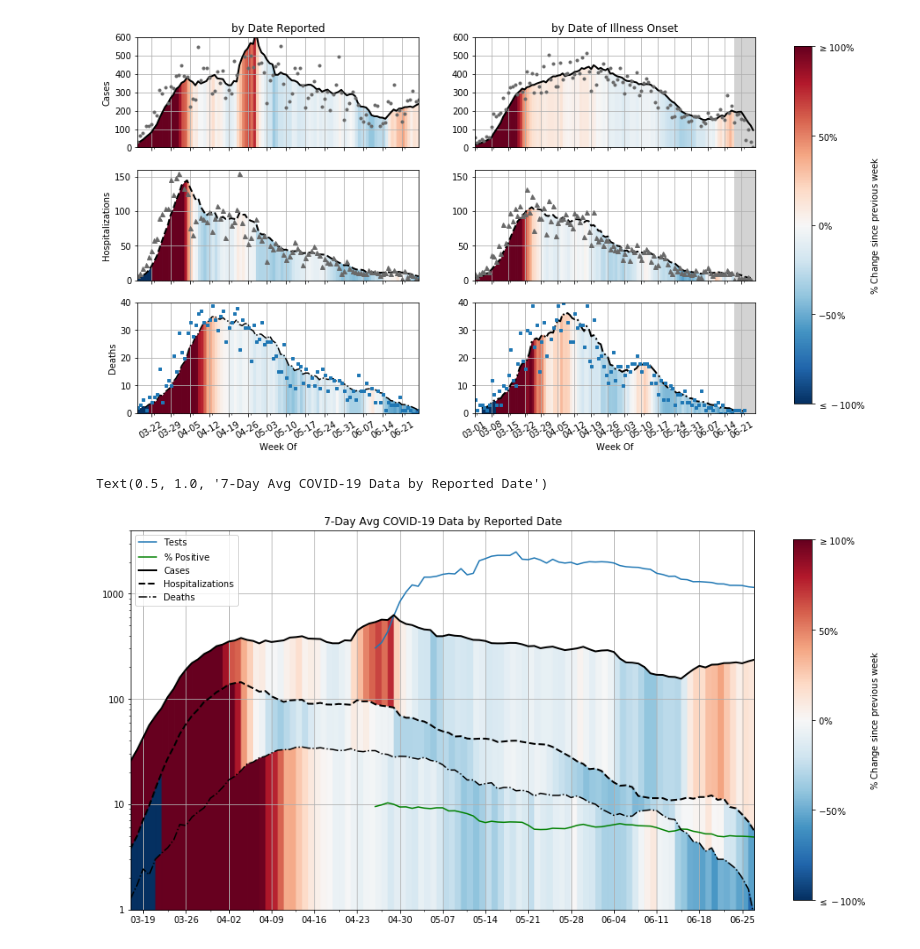
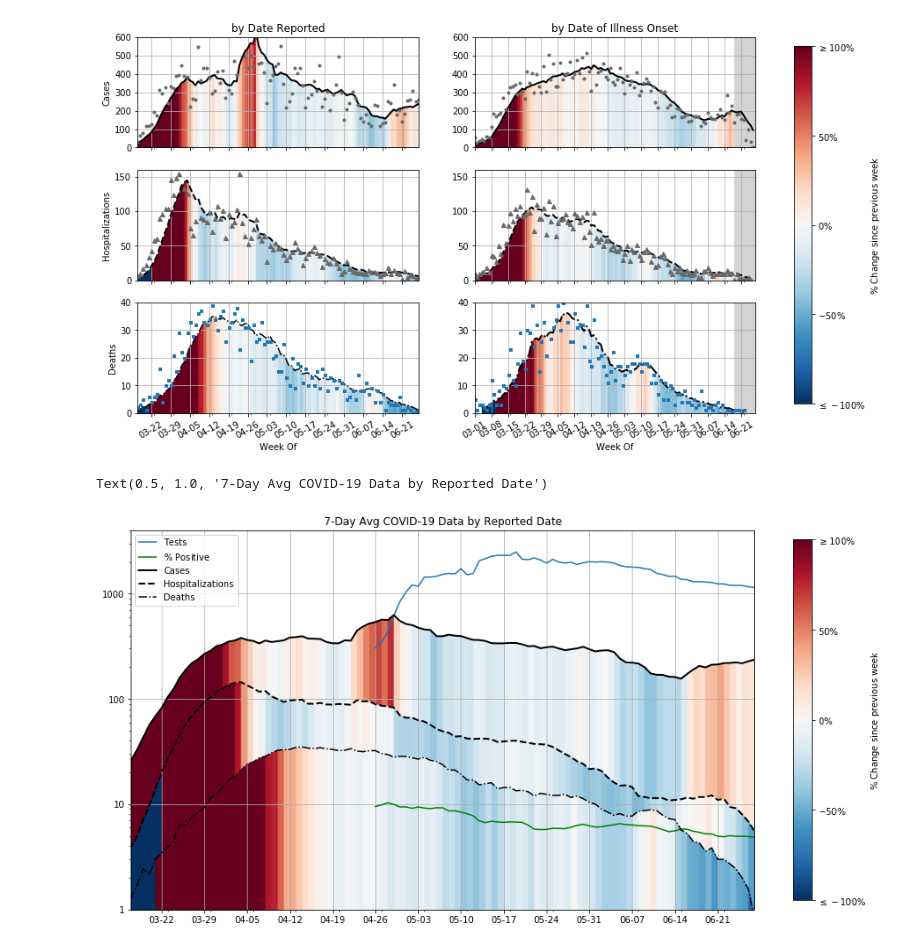
Before and after one commit to mrsoltys/COVID-Vis, a Jupyter notebook: CO Covid19 Cases, Hosp, and Death plots.ipynb, the cells around one changed output. Drawn from its saved outputs; the diff is of its cells as text; code cells hidden in the pictures.

```diff
--- a/CO Covid19 Cases, Hosp, and Death plots.ipynb
+++ b/CO Covid19 Cases, Hosp, and Death plots.ipynb
@@ -35,7 +35,8 @@ COVID=pd.concat([df1,df2,df3,df4,df5,df6,df7], axis=1).rename(columns={"Cases of
                          "Daily Serology Data From Clinical Laboratories":"Pos Tests",})
 COVID["Neg Tests"]=pd.DataFrame(data=df['Daily Serology Data From Clinical Laboratories'].dropna()
                  .xs('Number of negative tests', axis=0, level=1, drop_level=True))["Daily Serology Data From Clinical Laboratories"]
-
+COVID["Percent Positve"]=df['Positivity Data from Clinical Laboratories'].dropna()
+                 .xs('Percent Positivity', axis=0, level=1, drop_level=True))['Positivity Data from Clinical Laboratories']
 #Sort Index by date
 COVID.index = pd.to_datetime(COVID.index)
 COVID=COVID.sort_index()
@@ -195,35 +196,35 @@ COVID.plot(y="7DayReport",linewidth=2,color='k',ax=axs,label='Cases')
 for i in range(0,N):
     axs.fill_between(x=dates[i-1:i+1],y1=COVID["7DayReport"][i-1:i+1],y2=1, color=cmap(normalize(COVID["change in 7 day reported"][i])))
 
 COVID.plot(y='7DayHosp',ax=axs,style='--',color='k',linewidth=2,label='Hospitalizations')
 for i in range(0,N):
     axs.fill_between(x=dates[i-1:i+1],y1=COVID["7DayHosp"][i-1:i+1],y2=1, color=cmap(normalize(COVID["change in 7 day Hosp"][i])))
 
 COVID.plot(y='7DayDeaths',ax=axs,style='-.',color='black',label='Deaths')
 for i in range(0,N):
     axs.fill_between(x=dates[i-1:i+1],y1=COVID["7DayDeaths"][i-1:i+1],y2=1, color=cmap(normalize(COVID["change in 7 day Deaths"][i])))
 
 
 axs.set(xlabel='',ylabel='',xlim=[datetime.date(2020, 3, 17), dates[N-1]],ylim=(1, 4000),yscale='log')
 axs.yaxis.set_major_formatter(ScalarFormatter())
 formatter = mdates.DateFormatter("%m-%d")
 axs.xaxis.set_major_formatter(formatter)
-locator=mdates.WeekdayLocator(byweekday=SU)
+locator=mdates.WeekdayLocator(byweekday=WE)
 axs.xaxis.set_major_locator(locator)
 axs.grid()
 
 #Show Colorbar
 sm = plt.cm.ScalarMappable(cmap=cmap, norm=normalize)
 sm.set_array([])
 cbar = fig.colorbar(sm, ax=axs, shrink=0.95)
 cbar.set_ticks(np.arange(-100, 101,50))
 cbar.set_ticklabels(['$\leq -100\%$', '$-50\%$', '$0\%$', '$50\%$','$\geq 100\%$'])
 cbar.set_label('$\%$ Change since previous week')
 
 plt.title('7-Day Avg COVID-19 Data by Reported Date')
 # %% [output]
 Text(0.5, 1.0, '7-Day Avg COVID-19 Data by Reported Date')
-[figure, old version]
+[figure, new version]
 # %%
 dates=Covid.reset_index()['index'].values
 # %%
```
Also changed, not shown: parts of 1 cell of this notebook, 1 other file.
